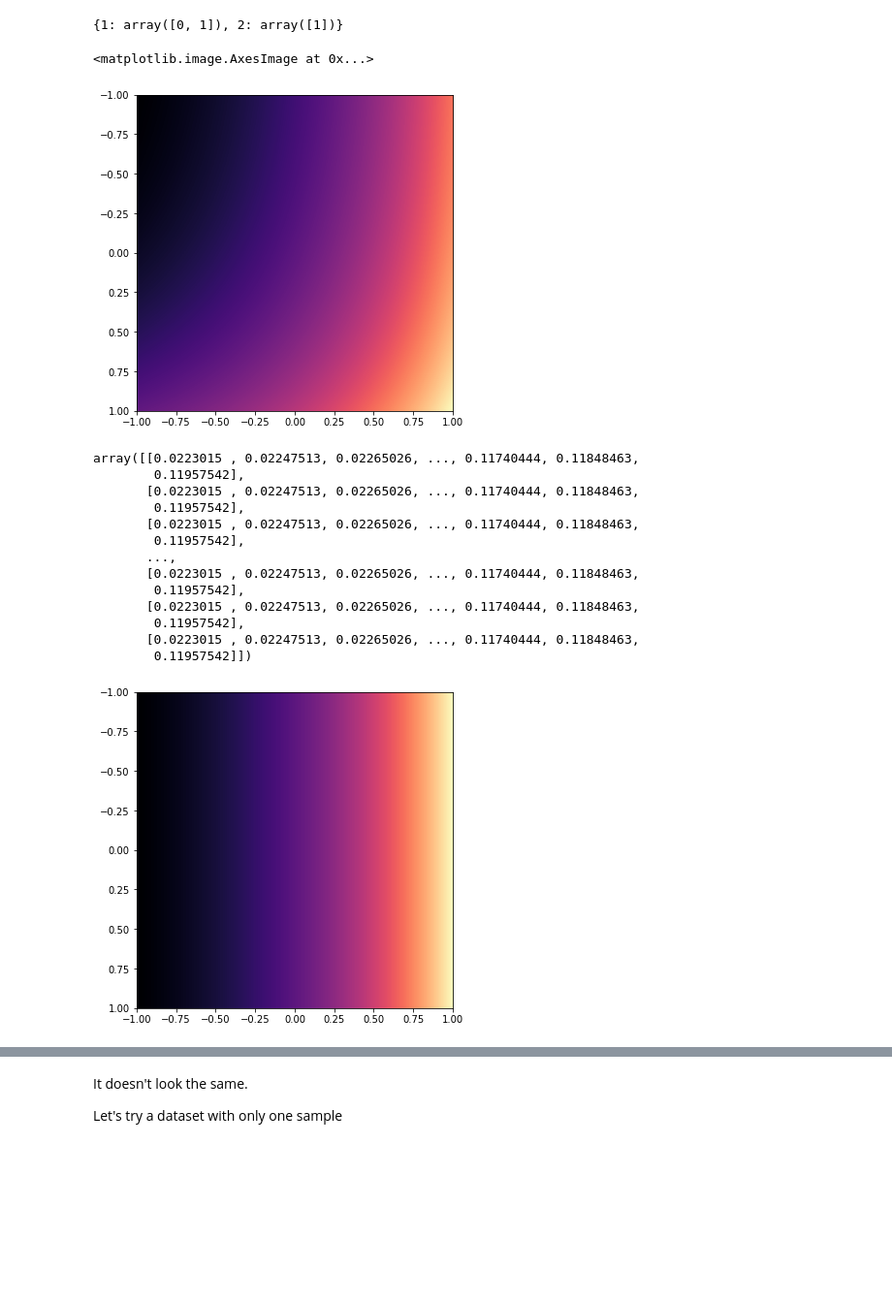
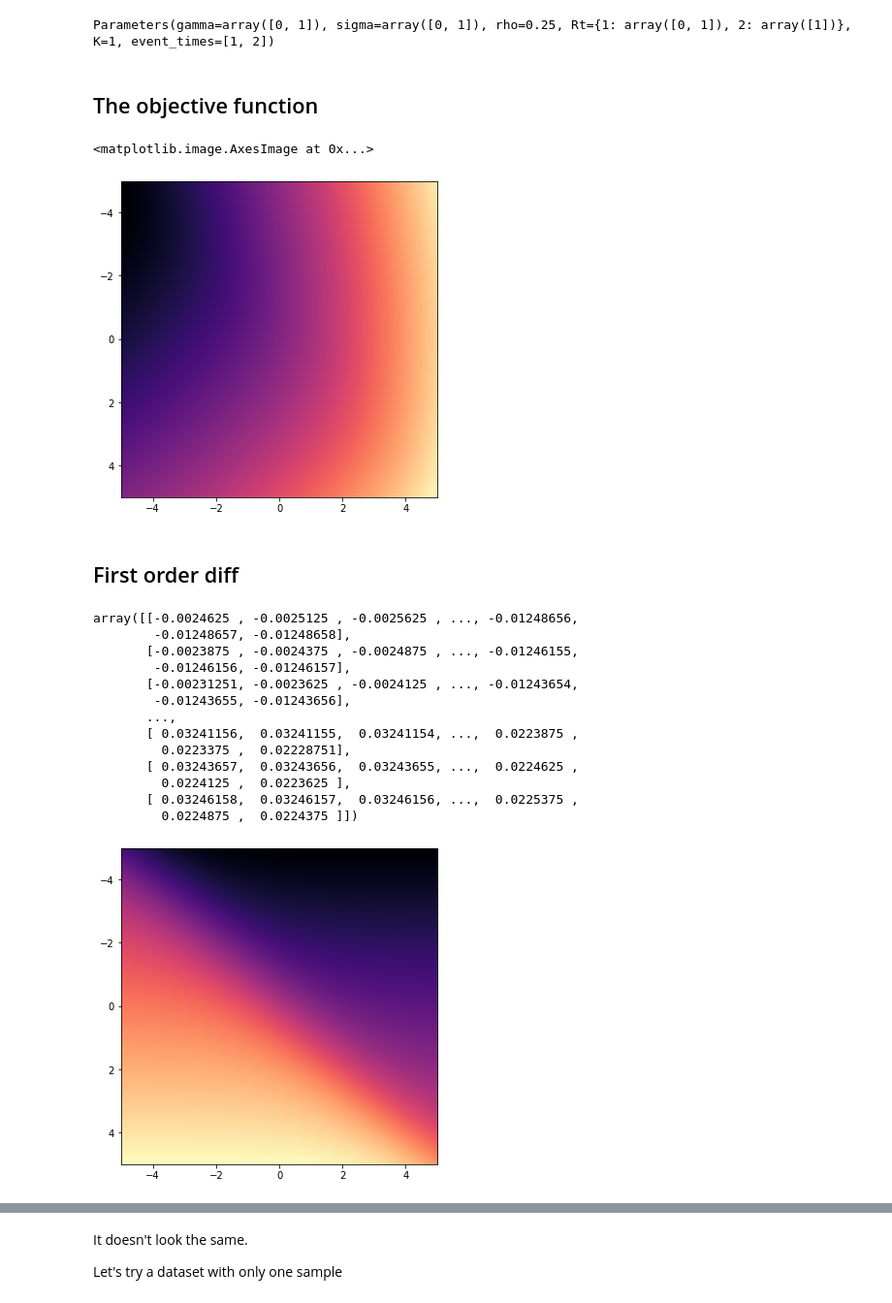
Before and after one commit to CARRIER-project/verticox, a Jupyter notebook: Lz_tests.ipynb, the cells around one changed output, grey strips where cells are left out. Shown at 97% size. Drawn from its saved outputs; the diff is of its cells as text; code cells hidden in the pictures; blank space fills up the shorter version.

Commit message:
Grouped Lz parameters together, started on hessian

```diff
--- a/Lz_tests.ipynb
+++ b/Lz_tests.ipynb
@@ -5,8 +5,8 @@ import numpy as np
 %matplotlib inline
 # %%
 NUM_SAMPLES = 2 # If we want a 2 dimensional input space we need to stick to 2 samples
-MIN = -1.0
-MAX = 1.0
+MIN = -5.0
+MAX = 5.0
 STEP_SIZE = 0.01
 WIDTH = int((MAX - MIN)//STEP_SIZE) + 1
 
@@ -21,9 +21,11 @@ rho = 0.25
 events = [1,2]
 Rt = group_samples_at_risk(events, None)
 
-Rt
+params = Lz.Parameters(gamma, sigma, rho, Rt, K, events)
+
+params
 # %% [output]
-{1: array([0, 1]), 2: array([1])}
+Parameters(gamma=array([0, 1]), sigma=array([0, 1]), rho=0.25, Rt={1: array([0, 1]), 2: array([1])}, K=1, event_times=[1, 2])
 # %%
 def apply_func(f):
     result = np.zeros(RESOLUTION)
@@ -35,35 +37,39 @@ def apply_func(f):
             result[idx_1, idx_2] = f(z)
 
     return result
+# %% [markdown]
+## The objective function
 # %%
-f = lambda z: Lz.parametrized(z, K, gamma, sigma, rho, Rt)
+f = lambda z: Lz.parametrized(z, params)
 
 result = apply_func(f)
 
 fig, ax = plt.subplots(figsize=(6,6))
 
 ax.imshow(result, extent=[MIN, MAX, MAX, MIN], cmap='magma')
 # %% [output]
 <matplotlib.image.AxesImage at 0x...>
-[figure, old version]
+[figure, new version]
+# %% [markdown]
+## First order diff
 # %%
-diff = np.diff(result, axis=1)
+diff = np.diff(result, axis=0)
 fig, ax = plt.subplots(figsize=(6,6))
 
 ax.imshow(diff, extent=[MIN, MAX, MAX, MIN], cmap='magma')
 diff
 # %% [output]
-array([[0.0223015 , 0.02247513, 0.02265026, ..., 0.11740444, 0.11848463,
-        0.11957542],
-       [0.0223015 , 0.02247513, 0.02265026, ..., 0.11740444, 0.11848463,
-        0.11957542],
-       [0.0223015 , 0.02247513, 0.02265026, ..., 0.11740444, 0.11848463,
-        0.11957542],
+array([[-0.0024625 , -0.0025125 , -0.0025625 , ..., -0.01248656,
+        -0.01248657, -0.01248658],
+       [-0.0023875 , -0.0024375 , -0.0024875 , ..., -0.01246155,
+        -0.01246156, -0.01246157],
+       [-0.00231251, -0.0023625 , -0.0024125 , ..., -0.01243654,
+        -0.01243655, -0.01243656],
        ...,
-       [0.0223015 , 0.02247513, 0.02265026, ..., 0.11740444, 0.11848463,
-        0.11957542],
-       [0.0223015 , 0.02247513, 0.02265026, ..., 0.11740444, 0.11848463,
-        0.11957542],
-       [0.0223015 , 0.02247513, 0.02265026, ..., 0.11740444, 0.11848463,
-        0.11957542]])
+       [ 0.03241156,  0.03241155,  0.03241154, ...,  0.0223875 ,
+         0.0223375 ,  0.02228751],
+       [ 0.03243657,  0.03243656,  0.03243655, ...,  0.0224625 ,
+         0.0224125 ,  0.0223625 ],
+       [ 0.03246158,  0.03246157,  0.03246156, ...,  0.0225375 ,
+         0.0224875 ,  0.0224375 ]])
-[figure, old version]
+[figure, new version]
```
Also changed, not shown: parts of 7 cells of this notebook, 1 other file.
